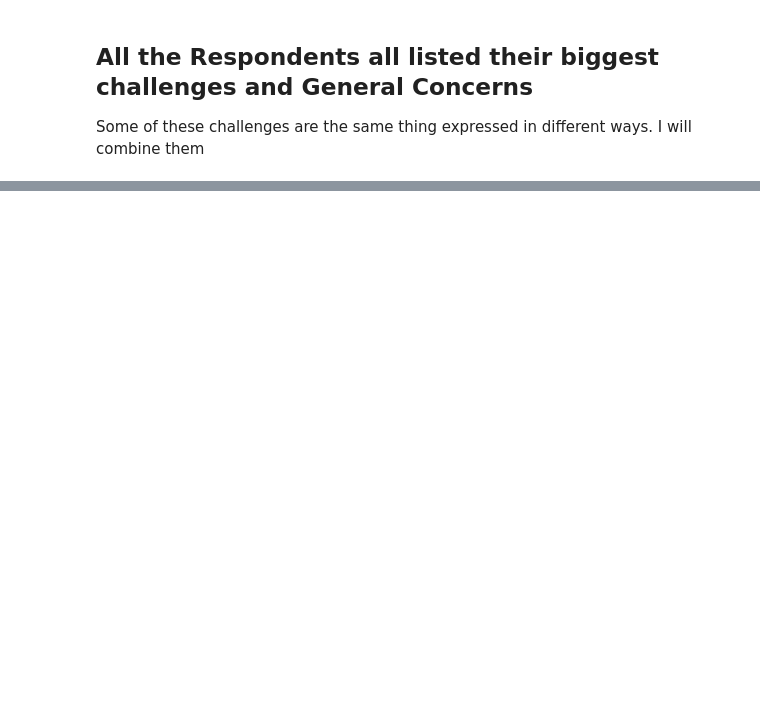
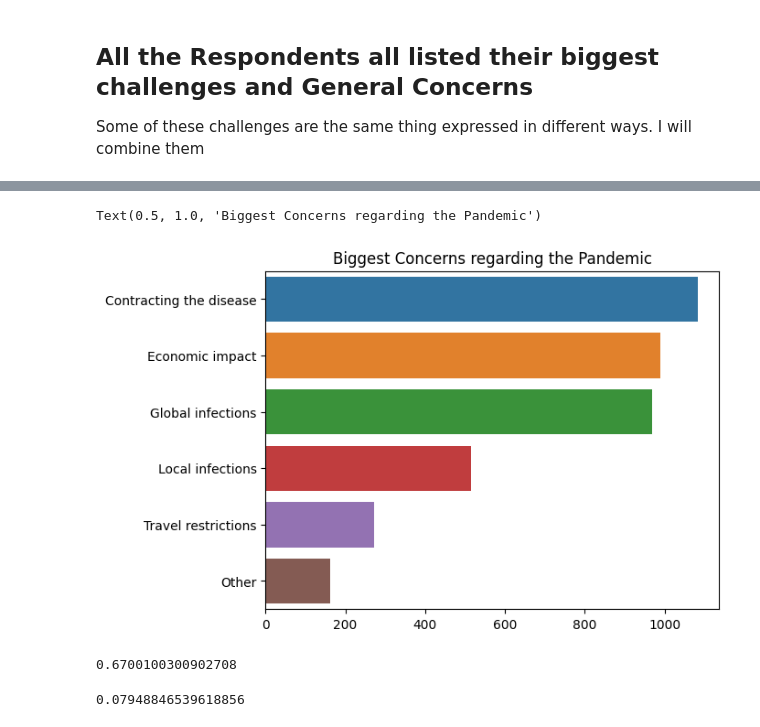
Before and after one commit to kylermintah/COVID-19-Africa, a Jupyter notebook: EDA.ipynb, the cells around one changed output, grey strips where cells are left out. Saved outputs shown, nothing was run; the diff lists cells and outputs as text; code cells hidden in the pictures; blank space fills up the shorter version.

```diff
--- a/EDA.ipynb
+++ b/EDA.ipynb
@@ -194,11 +363,13 @@ Name: VirusPrevention, dtype: bool
 
 Some of these challenges are the same thing expressed in different ways. I will combine them
 # %%
-challenge_array = africa_df['BiggestChallenge'].unique()
-challenge_counts = africa_df['BiggestChallenge'].value_counts()
+challenge_array = africa_df['Concerns'].unique()
+challenge_counts = africa_df['Concerns'].value_counts()
 print(challenge_counts)
 challenge_counts_df = pd.DataFrame(challenge_counts)
-challenge_counts_df.rename( columns={list(challenge_counts_df)[0]:'Desc', 'BiggestChallenge':'Count'}, inplace=True )
+challenge_counts_df.rename( columns={list(challenge_counts_df)[0]:'Descr', 'Concerns':'count'}, inplace=True )
 challenge_counts_df.head()
-print(challenge_counts_df.columns)
+challenge_counts_df['concern'] = challenge_counts_df.index
+challenge_counts_df.reset_index(drop=True, inplace=True)
+challenge_counts_df.head()
 # %% [output]
@@ -230,14 +388,0 @@ challenge_counts_df.head()
-# %%
-challenge_counts_df = pd.DataFrame(challenge_counts)
-challenge_counts_df_q = lambda q: sqldf(q, globals())
-query = """
-SELECT
-    sum(*)
-FROM
-    challenge_counts_df c
-WHERE
-    c.BiggestChallenge LIKE '%covid%, %coronavirus%, %corona%, %virus%'
-LIMIT 10;
-"""
-df_temp = challenge_counts_df_q(query)
-df_temp.head()
@@ -243,0 +399,24 @@ df_temp.head()
+# %%
+#Ranking of concern
+x = challenge_counts_df['count'].values.tolist()
+y = challenge_counts_df['concern'].values.tolist()
+sns.barplot(x, y).set_title('Biggest Concerns regarding the Pandemic')
+# %% [output]
+Text(0.5, 1.0, 'Biggest Concerns regarding the Pandemic')
+[figure, added]
+# %%
+rural_df = africa_df["Urban/Rural"]=="Urban area"
+rural_df = rural_df.astype(int)
+urban_rural_ratio = rural_df.sum()/rural_df.count()
+print(urban_rural_ratio)
+## 67 percent of respondants reported living in rural areas
+# %% [output]
+0.6700100300902708
+# %%
+# How Corona has directly influenced this population
+
+corona_df = africa_df["Tested"]=="Yes - tested positive"
+corona_df = corona_df.astype(int)
+print(corona_df.sum()/corona_df.count())
+# %% [output]
+0.07948846539618856
```
Also changed, not shown: parts of 15 cells of this notebook.
